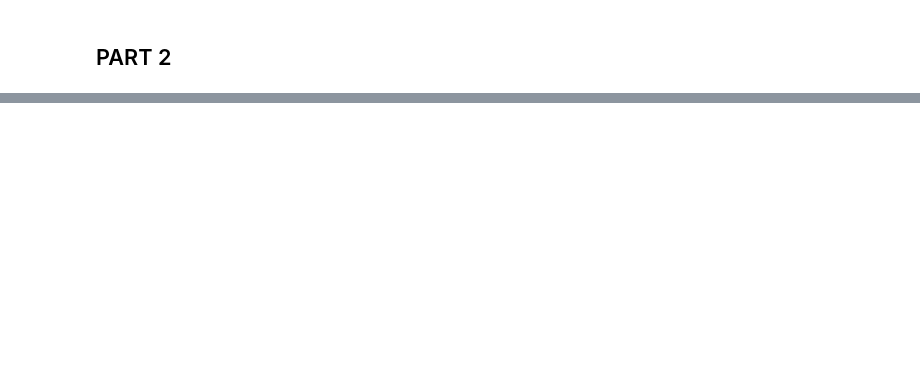
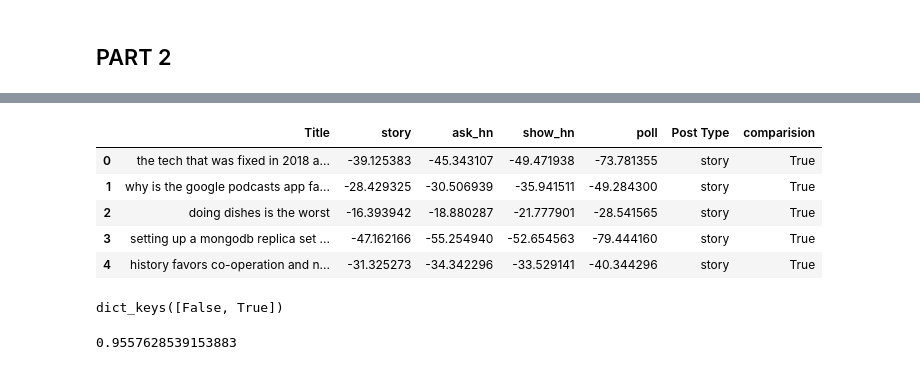
Before and after one commit to naitikbhise/COMP6721-2, a Jupyter notebook: Basique_analyse.ipynb, the cells around one changed output, grey strips where cells are left out. Saved outputs shown, nothing was run; the diff lists cells and outputs as text; code cells hidden in the pictures; blank space fills up the shorter version.

```diff
--- a/Basique_analyse.ipynb
+++ b/Basique_analyse.ipynb
@@ -41,10 +59,13 @@ df_2018.head()
 # %% [markdown]
 ## Calculating frequency of each word and given their conditional post type
 # %%
-def input_phrase(phrase,typ,dict_words):
+def input_phrase(phrase,typ,dict_words,labels):
     for i in phrase:
         if i not in dict_words:
-            dict_words[i] = {'story':0,'ask_hn':0,'show_hn':0,'poll':0}
+            dict_words[i] = {}
+            for j in labels:
+                #print(j)
+                dict_words[i][j] = 0
         dict_words[i][typ] += 1
     return dict_words
 # %%
@@ -52,5 +73,7 @@ d = {}
 totalNumberOfWords = 0
 uniqueWords = 0
 for i in range(len(df_2018['tokenized_title'])):
-    d = input_phrase(df_2018['tokenized_title'][i],df_2018['Post Type'][i],d)
+    d = input_phrase(df_2018['tokenized_title'][i],df_2018['Post Type'][i],d,list(np.unique(data['Post Type'])))
     totalNumberOfWords += len(df_2018['tokenized_title'][i])
+    if len(d)%10000==0:
+        print("Au travail")
@@ -60,7 +94,7 @@ words_2018 = words_2018.transpose()
 delta = 0.5
 uniqueWords = len(words_2018)
 absentWordConditionalProbability = {}
-for className in ['ask_hn', 'poll', 'show_hn', 'story']:
+for className in list(np.unique(data['Post Type'])):
     wordsPerClass = np.sum(words_2018[className])
     conditionalClassLabel = 'prob_' + className
     words_2018[conditionalClassLabel] = words_2018[className].map(lambda x: (int(x) + delta)/( wordsPerClass + delta*uniqueWords ))
@@ -124,15 +192,22 @@ testData.head()
 # %%
 columnNamesExchange = {}
 for className in ['ask_hn', 'poll', 'show_hn', 'story']:
     columnNamesExchange['prob_' + className] = className
 dfObj = testData[['prob_ask_hn', 'prob_poll', 'prob_show_hn', 'prob_story']].copy()
 dfObj = dfObj.rename(columns=columnNamesExchange)
 dfObj['predicted'] = dfObj.idxmax(axis=1)
 dfObj = pd.concat([dfObj, testData[['Title', 'Post Type']]], axis=1)
-dfObj['comparision'] = dfObj['predicted'] == dfObj['Post Type']
+dfObj['comparision'] = (dfObj['predicted'] == dfObj['Post Type'])
 cols = ['Title', 'story', 'ask_hn', 'show_hn', 'poll', 'Post Type', 'comparision']
 dfObj = dfObj[cols]
 dfObj.head()
+# %% [output]
+|  | Title | story | ask_hn | show_hn | poll | Post Type | comparision |
+| 0 | the tech that was fixed in 2018 a... | -39.125383 | -45.343107 | -49.471938 | -73.781355 | story | True |
+| 1 | why is the google podcasts app fa... | -28.429325 | -30.506939 | -35.941511 | -49.284300 | story | True |
+| 2 | doing dishes is the worst | -16.393942 | -18.880287 | -21.777901 | -28.541565 | story | True |
+| 3 | setting up a mongodb replica set ... | -47.162166 | -55.254940 | -52.654563 | -79.444160 | story | True |
+| 4 | history favors co-operation and n... | -31.325273 | -34.342296 | -33.529141 | -40.344296 | story | True |
 # %%
 filename = 'result.txt'
 dfObj.to_csv(filename, header = None, index = False, sep = ' ', mode = 'w')
@@ -145,0 +221,4 @@ dfObj.comparision.value_counts()
+# %%
+dict(check).keys()
+# %% [output]
+dict_keys([False, True])
@@ -145,0 +227,4 @@ dfObj.comparision.value_counts()
+# %%
+accuracy
+# %% [output]
+0.9557628539153883
```
Also changed, not shown: parts of 14 cells of this notebook, 2 other files.
